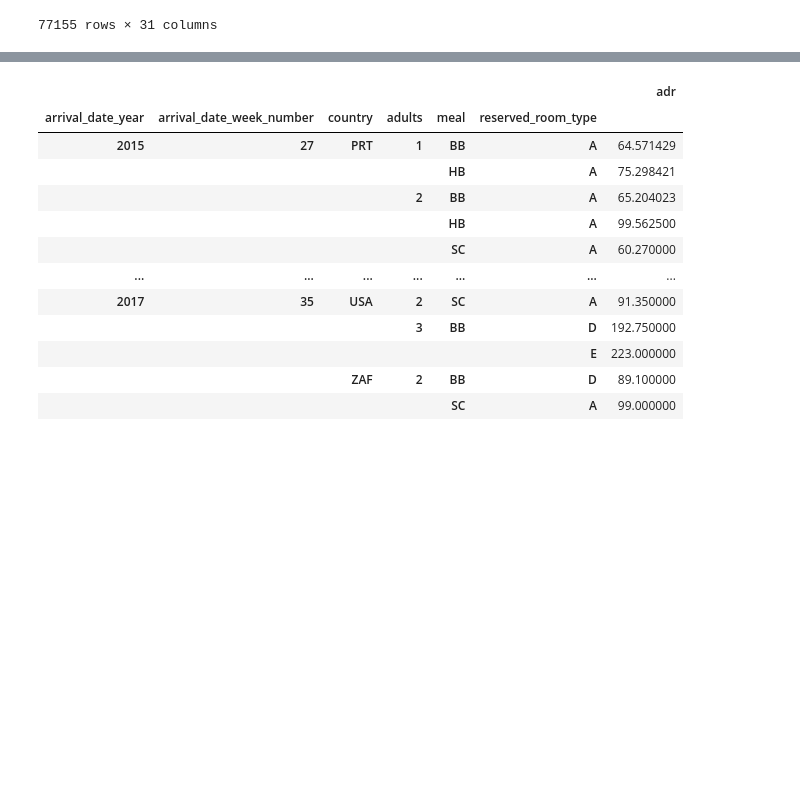
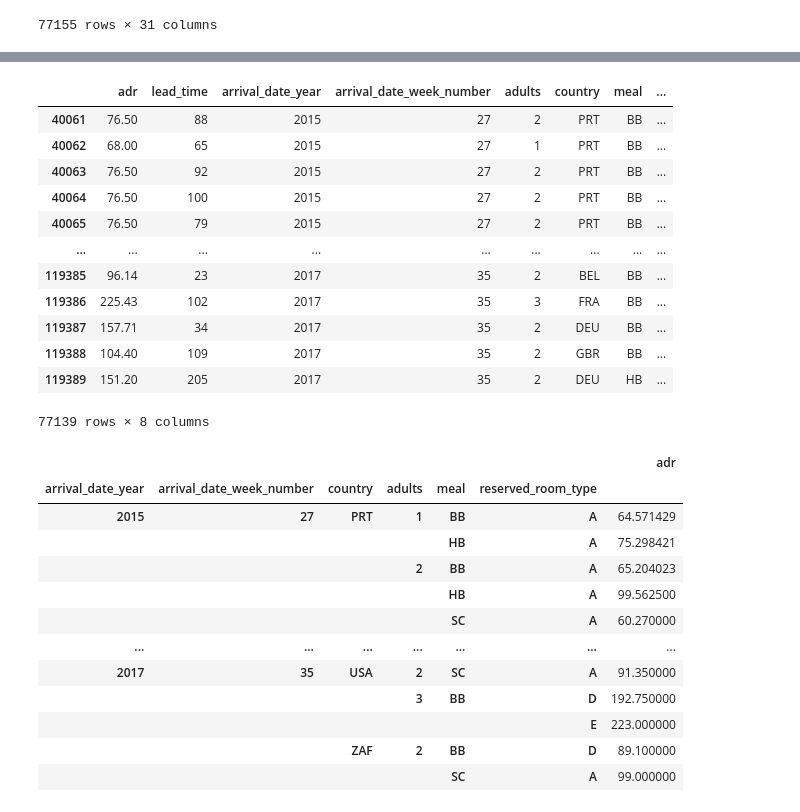
Before and after one commit to johnmyronmillar/HotelPricePredictor, a Jupyter notebook: Code/Averages_Random_Forest.ipynb, the cells around one changed output, grey strips where cells are left out. Drawn from its saved outputs; the diff is of its cells as text; code cells hidden in the pictures; blank space fills up the shorter version.

```diff
--- a/Code/Averages_Random_Forest.ipynb
+++ b/Code/Averages_Random_Forest.ipynb
@@ -199,3 +214,20 @@ new_df = df.filter(['adr','lead_time', 'arrival_date_year', 'arrival_date_week_n
+# %%
+new_df = new_df.dropna()
+new_df
+# %% [output]
+|  | adr | lead_time | arrival_date_year | arrival_date_week_number | adults | country | meal | ... |
+| 40061 | 76.50 | 88 | 2015 | 27 | 2 | PRT | BB | ... |
+| 40062 | 68.00 | 65 | 2015 | 27 | 1 | PRT | BB | ... |
+| 40063 | 76.50 | 92 | 2015 | 27 | 2 | PRT | BB | ... |
+| 40064 | 76.50 | 100 | 2015 | 27 | 2 | PRT | BB | ... |
+| 40065 | 76.50 | 79 | 2015 | 27 | 2 | PRT | BB | ... |
+| ... | ... | ... | ... | ... | ... | ... | ... | ... |
+| 119385 | 96.14 | 23 | 2017 | 35 | 2 | BEL | BB | ... |
+| 119386 | 225.43 | 102 | 2017 | 35 | 3 | FRA | BB | ... |
+| 119387 | 157.71 | 34 | 2017 | 35 | 2 | DEU | BB | ... |
+| 119388 | 104.40 | 109 | 2017 | 35 | 2 | GBR | BB | ... |
+| 119389 | 151.20 | 205 | 2017 | 35 | 2 | DEU | HB | ... |
+77139 rows × 8 columns
 # %%
 # Create new DF of average per date
 avg_df = new_df.groupby(['arrival_date_year', 'arrival_date_week_number', 'country', 'adults', 'meal', 'reserved_room_type'])['adr'].mean()
```
Also changed, not shown: parts of 9 cells of this notebook, 1 other file.
